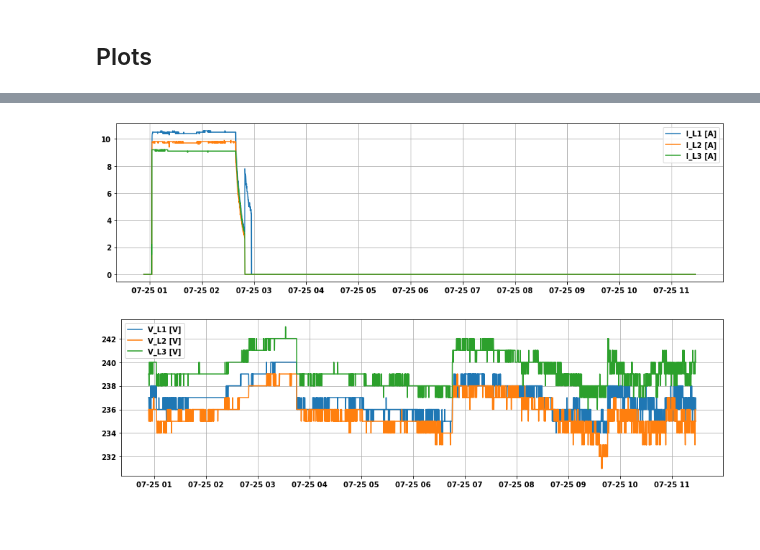
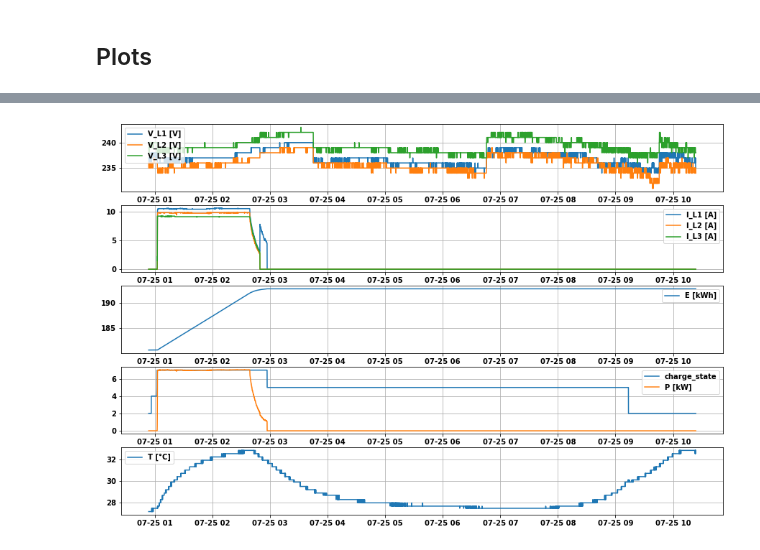
Before and after one commit to munich-ml/raspi_walli, a Jupyter notebook: logs/eval_logs.ipynb, the cells around one changed output, grey strips where cells are left out. Saved outputs shown, nothing was run; the diff lists cells and outputs as text; code cells hidden in the pictures; blank space fills up the shorter version.

```diff
--- a/logs/eval_logs.ipynb
+++ b/logs/eval_logs.ipynb
@@ -98,16 +93,31 @@ for i, sig in enumerate(sigs):
-# %%
-plt.figure(figsize=(15,4))
-for col in df.columns:
-    if col.startswith("I_L"):
-        plt.plot(df["datetime"], df[col], label=col)
-plt.grid(), plt.legend();
-# %% [output]
-[figure, removed]
-# %%
-plt.figure(figsize=(15,4))
-for col in df.columns:
-    if col.startswith("V_L"):
-        plt.plot(df["datetime"], df[col], label=col)
-plt.grid(), plt.legend();
-# %% [output]
-[figure, removed]
+# %%
+plt.figure(figsize=(15,10))
+
+plt.subplot(5, 1, 1)
+for col in df.columns:
+    if col.startswith("V_L"):
+        plt.plot(df["datetime"], df[col], label=col)
+plt.grid(), plt.legend()
+
+plt.subplot(5, 1, 2)
+for col in df.columns:
+    if col.startswith("I_L"):
+        plt.plot(df["datetime"], df[col], label=col)
+plt.grid(), plt.legend()
+
+plt.subplot(5, 1, 3)
+plt.plot(df["datetime"], df["E [kWh]"], label="E [kWh]")
+plt.grid(), plt.legend()
+
+plt.subplot(5, 1, 4)
+plt.plot(df["datetime"], df["charge_state"], label="charge_state")
+plt.plot(df["datetime"], df["P [kW]"], label="P [kW]")
+plt.grid(), plt.legend()
+
+plt.subplot(5, 1, 5)
+plt.plot(df["datetime"], df["T [°C]"], label="T [°C]")
+plt.grid(), plt.legend()
+
+plt.savefig("eval_{}.png".format(date_str));
+# %% [output]
+[figure, added]
```
Also changed, not shown: parts of 4 cells of this notebook, 6 other files.
